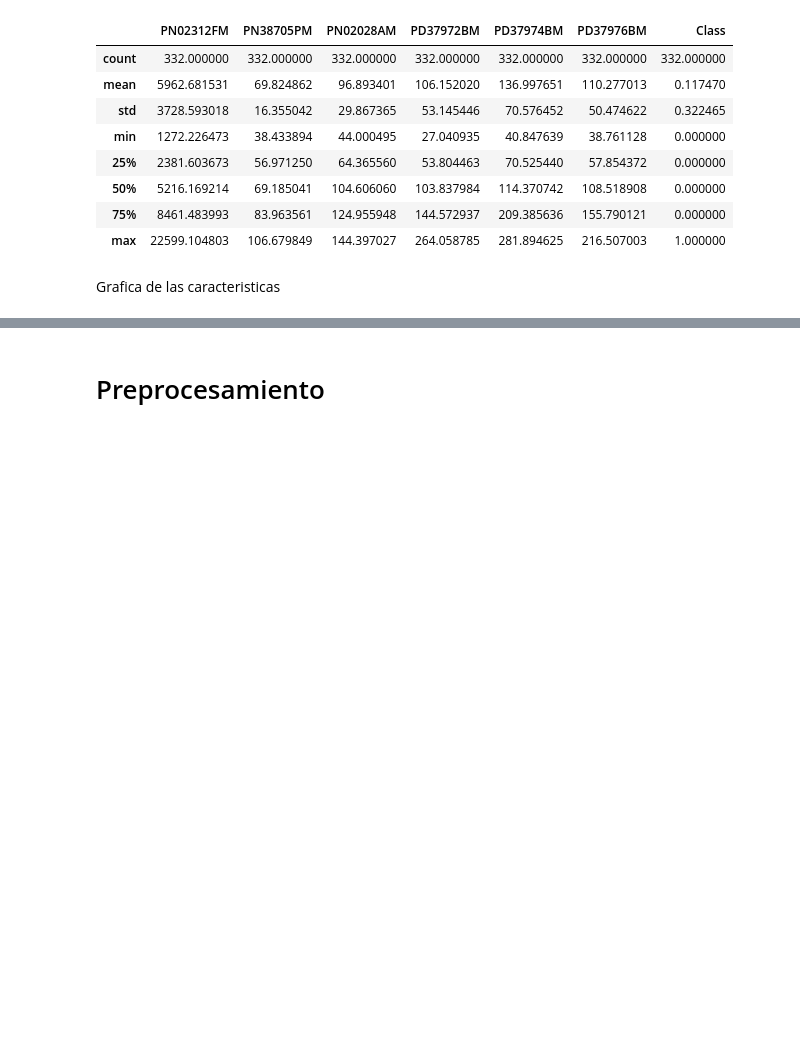
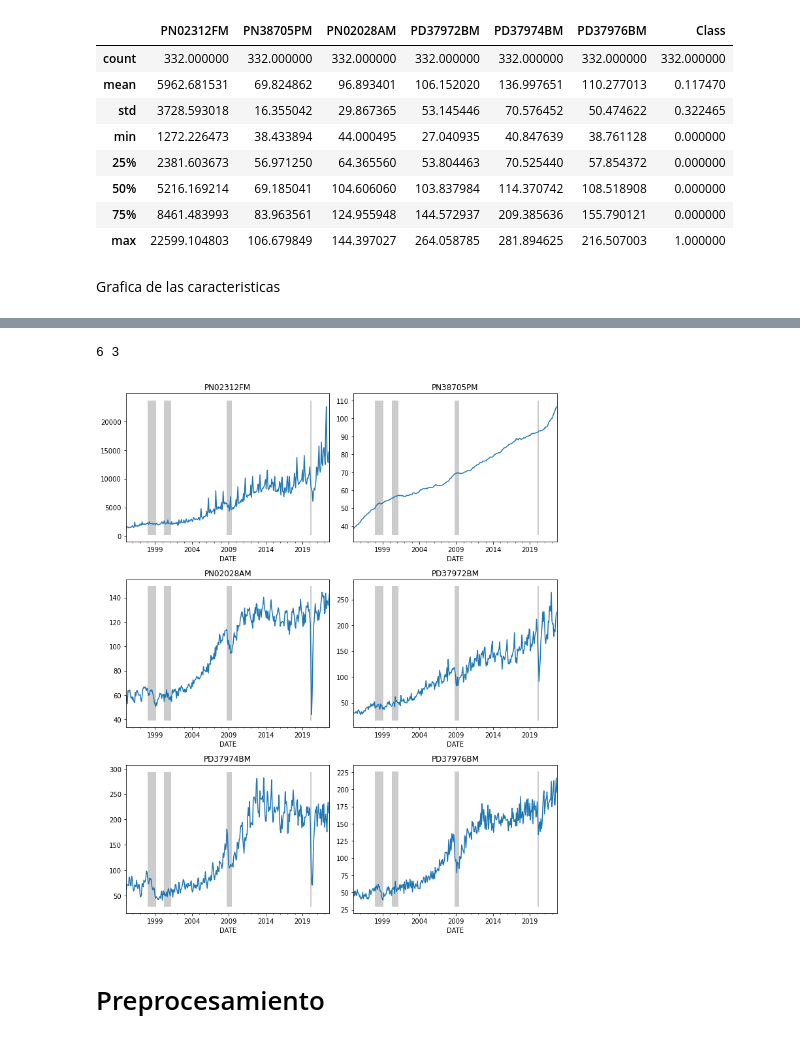
Before and after one commit to valegrei/crisis-forecasting, a Jupyter notebook: preprocesamiento/data_analysis_PE.ipynb, the cells around one changed output, grey strips where cells are left out. Saved outputs shown, nothing was run; the diff lists cells and outputs as text; code cells hidden in the pictures; blank space fills up the shorter version.

```diff
--- a/preprocesamiento/data_analysis_PE.ipynb
+++ b/preprocesamiento/data_analysis_PE.ipynb
@@ -108,3 +144,8 @@ Grafica de las caracteristicas
+# %%
+graficar_multiple2(df)
+# %% [output]
+6 3
+[figure, added]
 # %% [markdown]
 # Preprocesamiento
 # %% [markdown]
```
Also changed, not shown: parts of 8 cells of this notebook, 20 other files.
